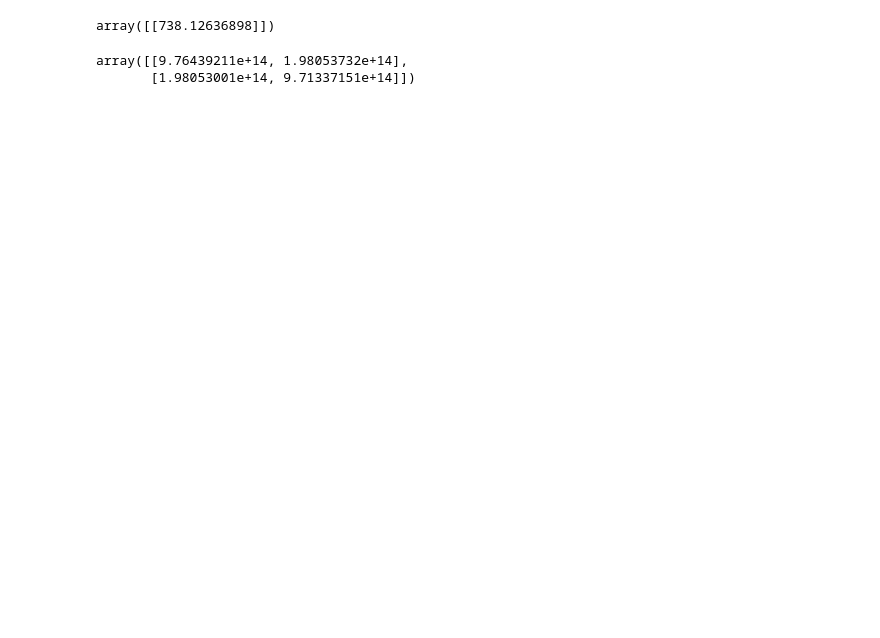
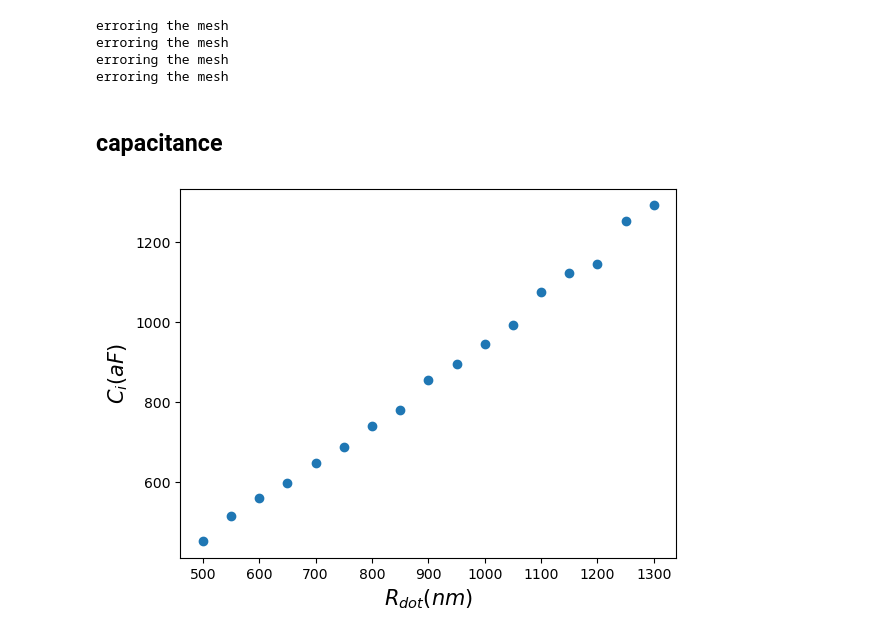
Before and after one commit to BingchengSuo/PYVA, a Jupyter notebook: measurements.ipynb, the cells around one changed output. Cells and saved outputs as stored; diff of their text form; code cells hidden in the pictures; blank space fills up the shorter version.

```diff
--- a/measurements.ipynb
+++ b/measurements.ipynb
@@ -9,7 +11,7 @@ config.numOfGDSlayers      = 6
 config.gds_addr            = "double_dot.gds"
 config.substrate_layers    = ['InAlAs','InGaAs','InAs','InGaAs','InAlAs']
 config.layer_thickness     = np.array([1500, 10.5, 4, 10.5, 120])
-config.substrate_size      = 10e3
+config.substrate_size      = 40e3
 config.dot_depth           = -134.5
 config.etch_depth          = -134.5
 config.qpc_depth           = 35
@@ -47,9 +41,32 @@ pymph.study()
-# %%
-config.cmatrix * 1e18
-# %% [output]
-array([[738.12636898]])
-# %%
-np.linalg.inv(config.cmatrix) *
-# %% [output]
-array([[9.76439211e+14, 1.98053732e+14],
-       [1.98053001e+14, 9.71337151e+14]])
+# %%
+N = 21
+dotarr = np.linspace(1000, 3000, N)
+ci = np.zeros((N, 1))
+for i,dot in enumerate(dotarr):
+    try:
+        config.dots_sep = dot
+        pygds.gdsBuilder().build()
+        pymph.build()
+        pymph.study()
+        ci[i] = config.cmatrix * 1e18
+    except:
+        print('error')
+# %% [output]
+erroring the mesh
+erroring the mesh
+erroring the mesh
+erroring the mesh
+# %% [markdown]
+## capacitance
+# %%
+dotarr = np.linspace(1000, 3000, N)
+ci = np.array([c for c in ci if c != 0])
+dotarr = np.array([a for a, b in zip(dotarr, ci) if b != 0])
+dotarr = dotarr/2
+plt.plot(dotarr,ci,'o')
+plt.ylabel(r'$C_i (aF)$', fontsize = 15)
+plt.xlabel(r'$R_{dot}(nm)$', fontsize = 15)
+
+np.savez('single_dot.npz', dotarr, ci)
+# %% [output]
+[figure, added]
```
Also changed, not shown: parts of 9 cells of this notebook, 9 other files.
